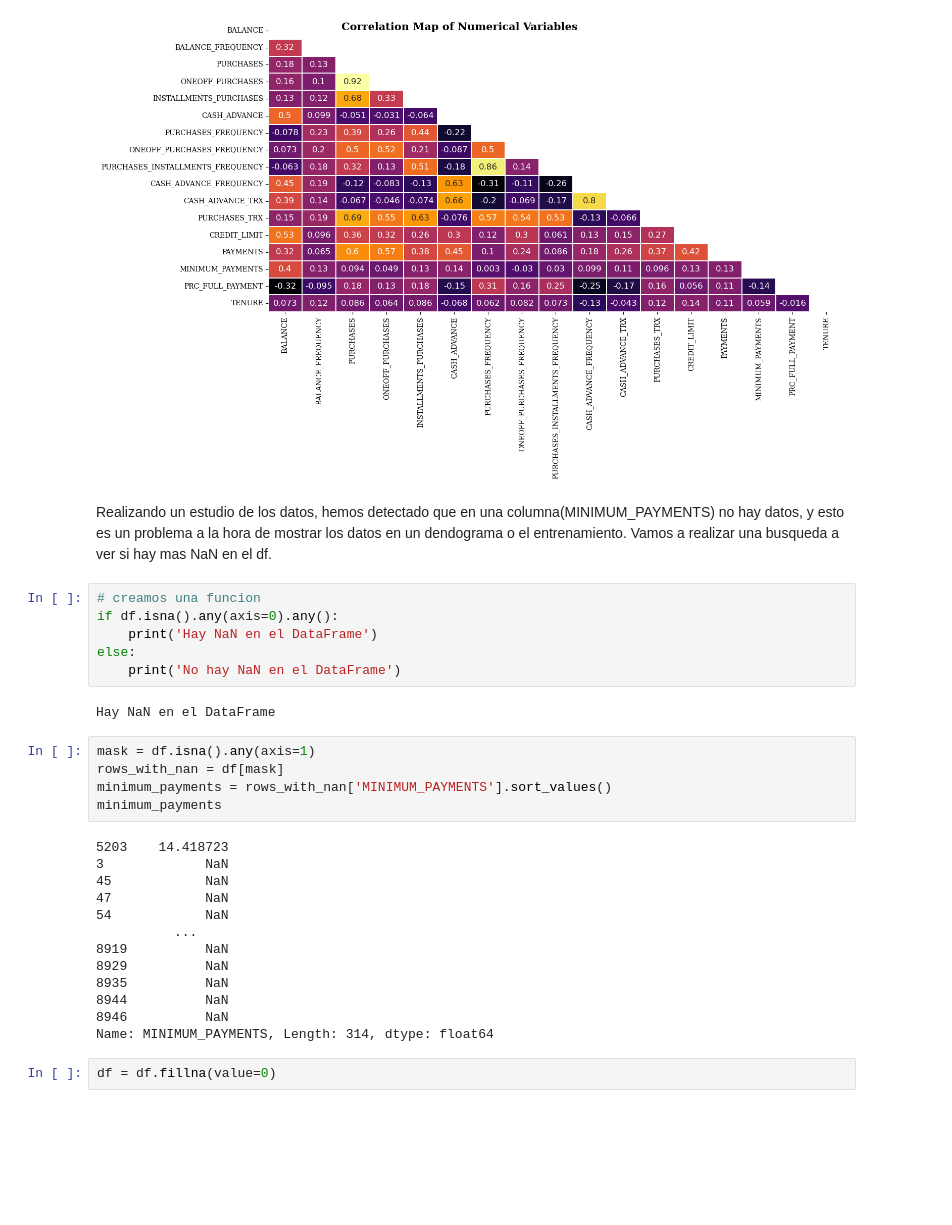
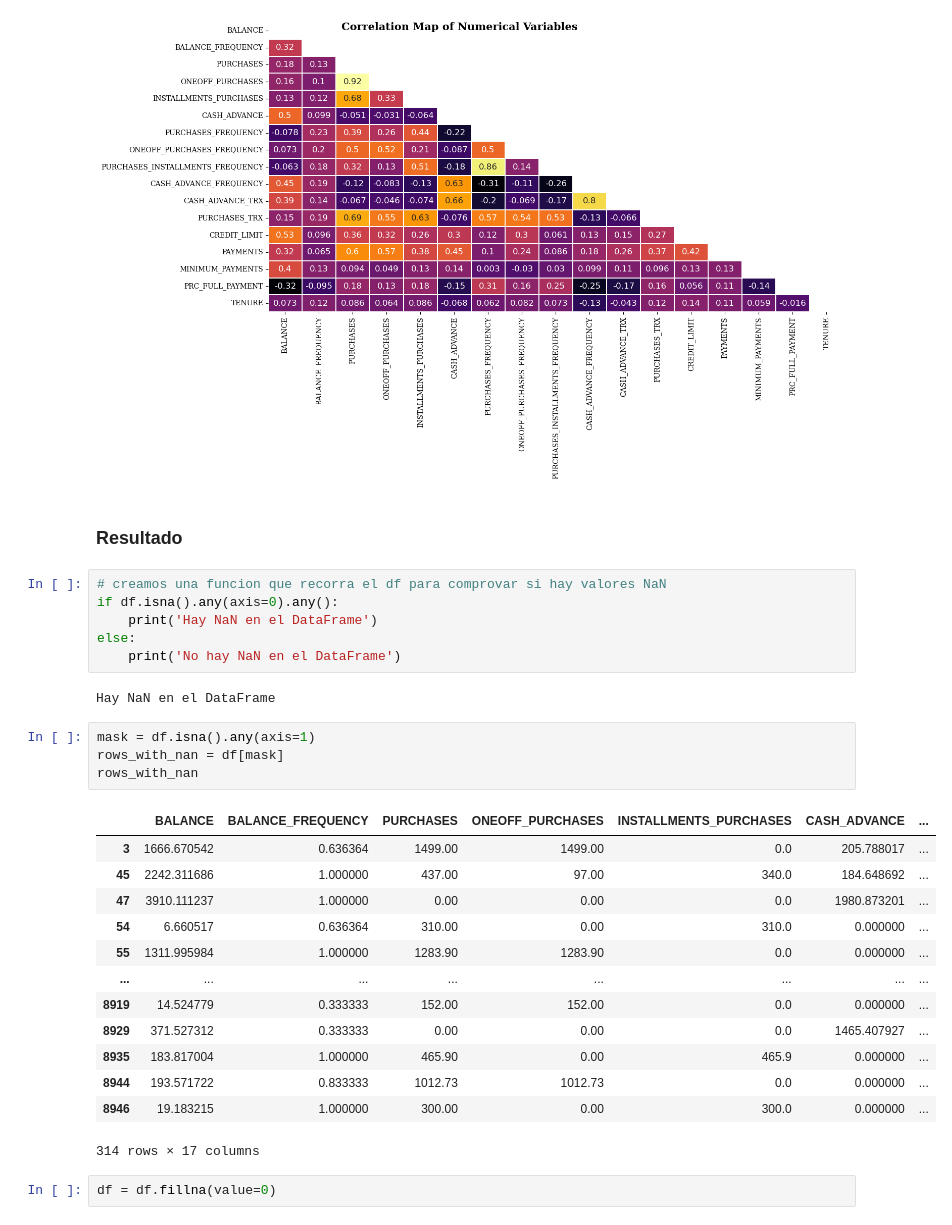
Before and after one commit to pablopuch/segmentacion_clientes, a Jupyter notebook: clients.ipynb, the cells around one changed output. Saved outputs shown, nothing was run; the diff lists cells and outputs as text; blank space fills up the shorter version.

```diff
--- a/clients.ipynb
+++ b/clients.ipynb
@@ -94,12 +95,10 @@ plt.tight_layout(rect=[0, 0.04, 1, 1.01])
 plt.show();
 # %% [output]
 [figure]
-# %% [markdown]
-
-Realizando un estudio de los datos, hemos detectado que en una columna(MINIMUM_PAYMENTS) no hay datos, y esto es un problema a la hora de mostrar los datos en un dendograma o el entrenamiento.
-Vamos a realizar una busqueda a ver si hay mas NaN en el df.
+# %% [markdown]
+### Resultado
 # %%
-# creamos una funcion
+# creamos una funcion que recorra el df para comprovar si hay valores NaN
 if df.isna().any(axis=0).any():
     print('Hay NaN en el DataFrame')
 else:
@@ -109,20 +108,20 @@ Hay NaN en el DataFrame
 # %%
 mask = df.isna().any(axis=1)
 rows_with_nan = df[mask]
-minimum_payments = rows_with_nan['MINIMUM_PAYMENTS'].sort_values()
-minimum_payments
+rows_with_nan
 # %% [output]
+|  | BALANCE | BALANCE_FREQUENCY | PURCHASES | ONEOFF_PURCHASES | INSTALLMENTS_PURCHASES | CASH_ADVANCE | ... |
+| 3 | 1666.670542 | 0.636364 | 1499.00 | 1499.00 | 0.0 | 205.788017 | ... |
+| 45 | 2242.311686 | 1.000000 | 437.00 | 97.00 | 340.0 | 184.648692 | ... |
+| 47 | 3910.111237 | 1.000000 | 0.00 | 0.00 | 0.0 | 1980.873201 | ... |
+| 54 | 6.660517 | 0.636364 | 310.00 | 0.00 | 310.0 | 0.000000 | ... |
+| 55 | 1311.995984 | 1.000000 | 1283.90 | 1283.90 | 0.0 | 0.000000 | ... |
+| ... | ... | ... | ... | ... | ... | ... | ... |
+| 8919 | 14.524779 | 0.333333 | 152.00 | 152.00 | 0.0 | 0.000000 | ... |
+| 8929 | 371.527312 | 0.333333 | 0.00 | 0.00 | 0.0 | 1465.407927 | ... |
+| 8935 | 183.817004 | 1.000000 | 465.90 | 0.00 | 465.9 | 0.000000 | ... |
+| 8944 | 193.571722 | 0.833333 | 1012.73 | 1012.73 | 0.0 | 0.000000 | ... |
+| 8946 | 19.183215 | 1.000000 | 300.00 | 0.00 | 300.0 | 0.000000 | ... |
-5203    14.418723
-3             NaN
-45            NaN
-47            NaN
-54            NaN
-          ...
-8919          NaN
-8929          NaN
-8935          NaN
-8944          NaN
-8946          NaN
-Name: MINIMUM_PAYMENTS, Length: 314, dtype: float64
+314 rows × 17 columns
 # %%
 df = df.fillna(value=0)
```
Also changed, not shown: parts of 22 cells of this notebook.
